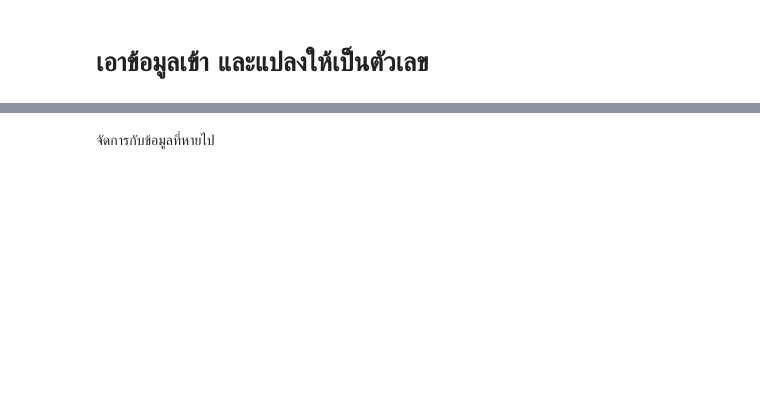
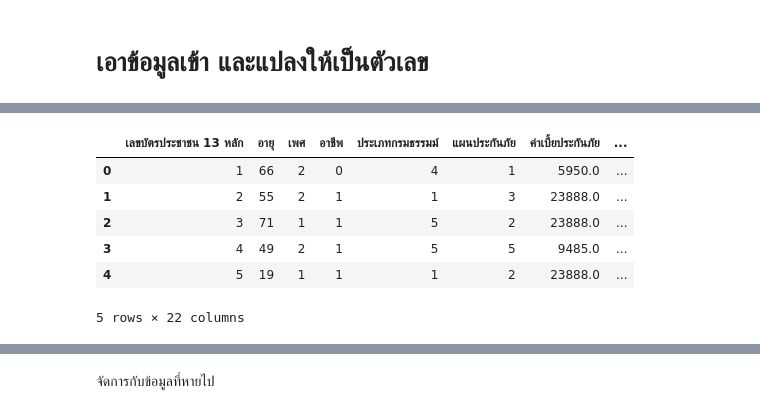
Before and after one commit to Suchada2000/MY-WORK, a Jupyter notebook: Untitled30.ipynb, the cells around one changed output, grey strips where cells are left out. Saved outputs shown, nothing was run; the diff lists cells and outputs as text; code cells hidden in the pictures; blank space fills up the shorter version.

```diff
--- a/Untitled30.ipynb
+++ b/Untitled30.ipynb
@@ -57,24 +80,34 @@ df
 # %%
 #เปลี่ยนวันที่ให้เหลือแค่วันสำหรับ nn
 from sklearn import preprocessing
 
 # สมมติว่า df เป็น DataFrame ที่มีคอลัมน์ 'date1', 'date2', 'date3' เป็นคอลัมน์วันที่
 df['วันที่ซื้อกรมณรรม์'] = pd.to_datetime(df['วันที่ซื้อกรมณรรม์'], format='%d/%m/%Y')
 df['วันที่เริ่มคุ้มครอง'] = pd.to_datetime(df['วันที่เริ่มคุ้มครอง'], format='%d/%m/%Y')
 df['วันที่สิ้นสุด'] = pd.to_datetime(df['วันที่สิ้นสุด'], format='%d/%m/%Y')
 df['วันที่แจ้งเคลม'] = pd.to_datetime(df['วันที่แจ้งเคลม'], format='%d/%m/%Y')
 df['วันที่เกิดเหตุ'] = pd.to_datetime(df['วันที่เกิดเหตุ'], format='%d/%m/%Y')
 
 # แปลงวันที่ในแต่ละคอลัมน์เป็นจำนวนวันที่ตั้งแต่ epoch
 df['date1_numeric'] = df['วันที่ซื้อกรมณรรม์'].apply(lambda x: x.timestamp())
 df['date2_numeric'] = df['วันที่เริ่มคุ้มครอง'].apply(lambda x: x.timestamp())
 df['date3_numeric'] = df['วันที่สิ้นสุด'].apply(lambda x: x.timestamp())
-df['date2_numeric'] = df['วันที่แจ้งเคลม'].apply(lambda x: x.timestamp())
-df['date3_numeric'] = df['วันที่เกิดเหตุ'].apply(lambda x: x.timestamp())
+df['date4_numeric'] = df['วันที่แจ้งเคลม'].apply(lambda x: x.timestamp())
+df['date5_numeric'] = df['วันที่เกิดเหตุ'].apply(lambda x: x.timestamp())
 
 # ลบคอลัมน์วันที่ออกไปจาก X
 X = df.drop(['ฉ้อฉล/ไม่ฉ้อฉล','วันที่ซื้อกรมณรรม์', 'วันที่เริ่มคุ้มครอง', 'วันที่สิ้นสุด', 'วันที่แจ้งเคลม','วันที่เกิดเหตุ'], axis=1)
 y = df['ฉ้อฉล/ไม่ฉ้อฉล']
+
+df.head()
+# %% [output]
+|  | เลขบัตรประชาชน 13 หลัก | อายุ | เพศ | อาชีพ | ประเภทกรมธรรมม์ | แผนประกันภัย | ค่าเบี้ยประกันภัย | ... |
+| 0 | 1 | 66 | 2 | 0 | 4 | 1 | 5950.0 | ... |
+| 1 | 2 | 55 | 2 | 1 | 1 | 3 | 23888.0 | ... |
+| 2 | 3 | 71 | 1 | 1 | 5 | 2 | 23888.0 | ... |
+| 3 | 4 | 49 | 2 | 1 | 5 | 5 | 9485.0 | ... |
+| 4 | 5 | 19 | 1 | 1 | 1 | 2 | 23888.0 | ... |
+5 rows × 22 columns
 # %%
 #แยกชุดฝึกและชุดทดสอบ
 from sklearn.model_selection import train_test_split
```
Also changed, not shown: parts of 80 cells of this notebook.
